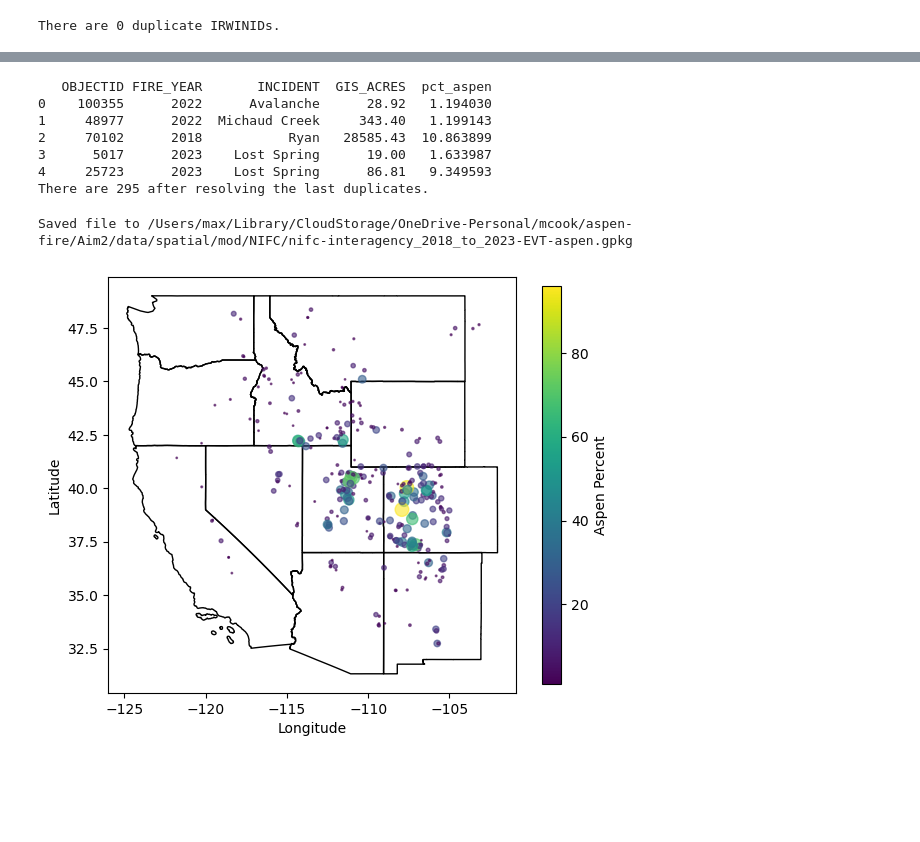
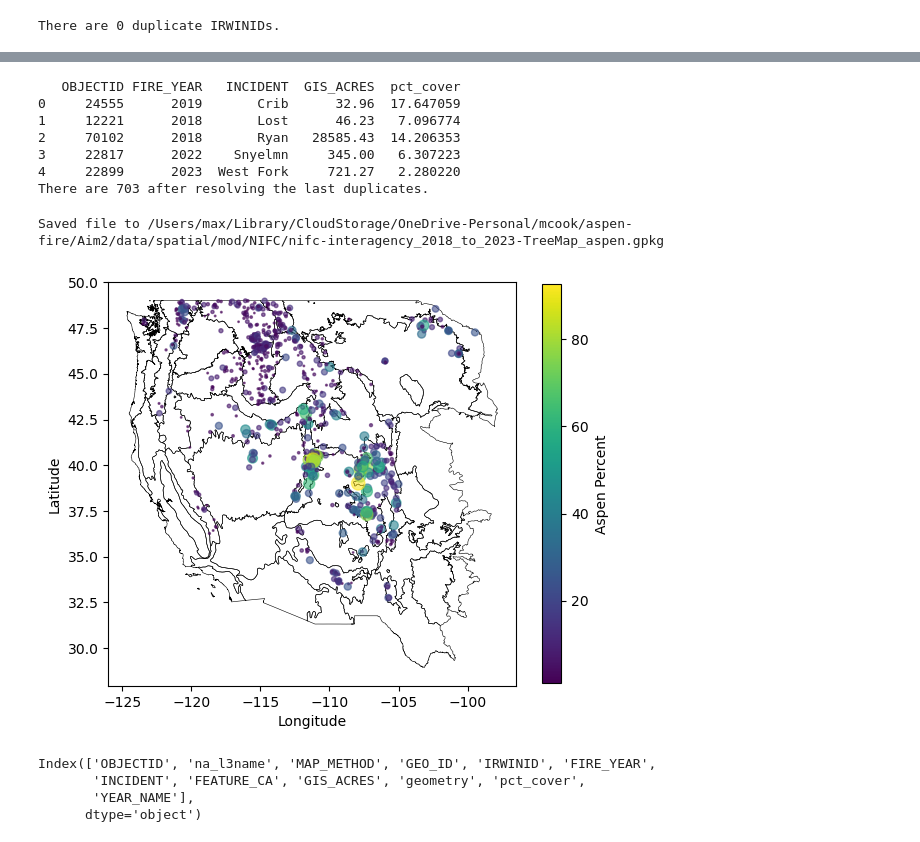
Before and after one commit to natshoff/aspen-fire-fork, a Jupyter notebook: Aim2/code/Python/00fire-perimeters.ipynb, the cells around one changed output, grey strips where cells are left out. Drawn from its saved outputs; the diff is of its cells as text; code cells hidden in the pictures; blank space fills up the shorter version.

```diff
--- a/Aim2/code/Python/00fire-perimeters.ipynb
+++ b/Aim2/code/Python/00fire-perimeters.ipynb
@@ -201,7 +205,7 @@ Buffered fire perimeters by 90 meters.
 t0 = time.time()
 
 # see __functions.py
-sampled = compute_band_stats(events_west_, evt_da_crop, 'OBJECTID')
+sampled = compute_band_stats(events_west_, treemap_da_crop, 'OBJECTID', attr='FORTYPCD')
 
 t1 = (time.time() - t0) / 60
 print(f"Total elapsed time: {t1:.2f} minutes.")
@@ -265,0 +231,11 @@ Saved to /Users/max/Library/CloudStorage/OneDrive-Personal/mcook/aspen-fire/Aim2
+# %%
+# load the species lookup table
+fp = os.path.join(projdir,'data/tabular/mod/treemap_fortypcd_species_mapping.csv')
+species_df = pd.read_csv(fp)
+species_df = species_df[['FORTYPCD','SpeciesName']]
+species_df = species_df[species_df['FORTYPCD'].isin(sampled['FORTYPCD'].unique())]
+print(species_df.columns)
+
+# merge with fire summary to get forest species name
+fortypcd = sampled.merge(species_df, on='FORTYPCD', how='left')
+fortypcd.head(3)
@@ -294,0 +250,9 @@ There are [298] fire events with > 1% aspen cover across western U.S. ecoregions
+# %%
+aspen_fires = fortypcd[fortypcd['SpeciesName'] == 'Aspen']
+print(f"There are {len(aspen_fires)} with some aspen component.")
+print(aspen_fires['SpeciesName'].unique())
+
+# Now filter fires where "pct_aspen" >= 1%
+aspen_fires = aspen_fires[aspen_fires['pct_cover'] >= 1] # retain fires with >= X %
+aspen_fires = aspen_fires[['OBJECTID','pct_cover']] # subset columns
+print(f"\nThere are [{len(aspen_fires)}] fire events with > 1% aspen cover across western U.S. ecoregions (2018-2023).\n")
@@ -295,6 +264,6 @@ There are [298] fire events with > 1% aspen cover across western U.S. ecoregions
 # %%
 # Join aspen percent to the spatial data.
-props_gdf = pd.merge(events_west_, aspen_events, on='OBJECTID', how='inner')
+props_gdf = pd.merge(events_west_, aspen_fires, on='OBJECTID', how='inner')
 props_gdf = props_gdf.to_crs(proj)  # ensure the correct projection before exporting
 props_gdf.columns
 # %% [output]
@@ -333,27 +306,27 @@ temp = duplicates[duplicates['INCIDENT'] == 'Lost Spring']
 duplicates_ = duplicates[duplicates['INCIDENT'] != 'Lost Spring']
 duplicates_ = duplicates_.drop_duplicates(subset='INCIDENT', keep='first')
 duplicates_ = pd.concat([duplicates_,temp], ignore_index=True)
-print(duplicates_[['OBJECTID','FIRE_YEAR','INCIDENT','GIS_ACRES','pct_aspen']].head())
+print(duplicates_[['OBJECTID','FIRE_YEAR','INCIDENT','GIS_ACRES','pct_cover']].head())
 
 # Merge back with the original dataframe
 non_dups = props_gdf[~props_gdf['YEAR_NAME'].duplicated(keep=False)]  # keep only non-duplicates
 props_gdf_ = pd.concat([non_dups, duplicates_], ignore_index=True) # merge back
 print(f"There are {len(props_gdf_)} after resolving the last duplicates.")
 # %% [output]
-   OBJECTID FIRE_YEAR       INCIDENT  GIS_ACRES  pct_aspen
-0    100355      2022      Avalanche      28.92   1.194030
-1     48977      2022  Michaud Creek     343.40   1.199143
-2     70102      2018           Ryan   28585.43  10.863899
-3      5017      2023    Lost Spring      19.00   1.633987
-4     25723      2023    Lost Spring      86.81   9.349593
-There are 295 after resolving the last duplicates.
+   OBJECTID FIRE_YEAR   INCIDENT  GIS_ACRES  pct_cover
+0     24555      2019       Crib      32.96  17.647059
+1     12221      2018       Lost      46.23   7.096774
+2     70102      2018       Ryan   28585.43  14.206353
+3     22817      2022    Snyelmn     345.00   6.307223
+4     22899      2023  West Fork     721.27   2.280220
+There are 703 after resolving the last duplicates.
 # %%
 # Save this file out
-out_fp = os.path.join(projdir,'data/spatial/mod/NIFC/nifc-interagency_2018_to_2023-EVT-aspen.gpkg')
+out_fp = os.path.join(projdir,'data/spatial/mod/NIFC/nifc-interagency_2018_to_2023-TreeMap_aspen.gpkg')
 props_gdf_.to_file(out_fp)
 print(f"Saved file to {out_fp}")
 # %% [output]
-Saved file to /Users/max/Library/CloudStorage/OneDrive-Personal/mcook/aspen-fire/Aim2/data/spatial/mod/NIFC/nifc-interagency_2018_to_2023-EVT-aspen.gpkg
+Saved file to /Users/max/Library/CloudStorage/OneDrive-Personal/mcook/aspen-fire/Aim2/data/spatial/mod/NIFC/nifc-interagency_2018_to_2023-TreeMap_aspen.gpkg
 # %%
 # Map of aspen fires
 # %%
@@ -361,37 +334,46 @@ Saved file to /Users/max/Library/CloudStorage/OneDrive-Personal/mcook/aspen-fire
 states = gpd.read_file(os.path.join(maindir,'data/boundaries/political/TIGER/tl19_us_states_west_nad83.gpkg'))
 states = states.to_crs(4326)
 
+ecol3 = ecol3.to_crs(4326)
+
 # Generate centroids
 centroid = props_gdf.copy()
 centroid = centroid.to_crs(4326)
 centroid['geometry'] = centroid.geometry.centroid
-centroid['size'] = centroid['pct_aspen'] * 10  # Adjust the scaling factor as necessary
+centroid['size'] = centroid['pct_cover'] * 10  # Adjust the scaling factor as necessary
 
 # Make a spatial map of the centroids now
 fig, ax = plt.subplots(figsize=(6, 6))
 
-states.plot(ax=ax, edgecolor='black', linewidth=1, color='none')
+ecol3.plot(ax=ax, edgecolor='black', linewidth=0.4, color='none')
 centroid.plot(
-    ax=ax, markersize=centroid['pct_aspen'],
-    column='pct_aspen', cmap='viridis',
+    ax=ax, markersize=centroid['pct_cover'],
+    column='pct_cover', cmap='viridis',
     legend=False, alpha=0.6)
 
 # Manually add colorbar
-norm = matplotlib.colors.Normalize(vmin=centroid['pct_aspen'].min(), vmax=centroid['pct_aspen'].max())
+norm = matplotlib.colors.Normalize(vmin=centroid['pct_cover'].min(), vmax=centroid['pct_cover'].max())
 sm = plt.cm.ScalarMappable(cmap='viridis', norm=norm)
 sm.set_array([])  # Only needed for ScalarMappable
 
 # Adjust the size of the colorbar using the `shrink` parameter
 cbar = fig.colorbar(sm, ax=ax, shrink=0.7)
 cbar.set_label('Aspen Percent')
 
 plt.xlabel('Longitude')
 plt.ylabel('Latitude')
 plt.tight_layout()
 
 # Save the map as a PNG
 plt.savefig(os.path.join(projdir, 'figures/Figure1_Aspen-Fires_NIFC.png'), dpi=300, bbox_inches='tight')
 
 plt.show()
 # %% [output]
-[figure, old version]
+[figure, new version]
+# %%
+props_gdf_.columns
+# %% [output]
+Index(['OBJECTID', 'na_l3name', 'MAP_METHOD', 'GEO_ID', 'IRWINID', 'FIRE_YEAR',
+       'INCIDENT', 'FEATURE_CA', 'GIS_ACRES', 'geometry', 'pct_cover',
+       'YEAR_NAME'],
+      dtype='object')
```
Also changed, not shown: parts of 26 cells of this notebook, 30 other files.
